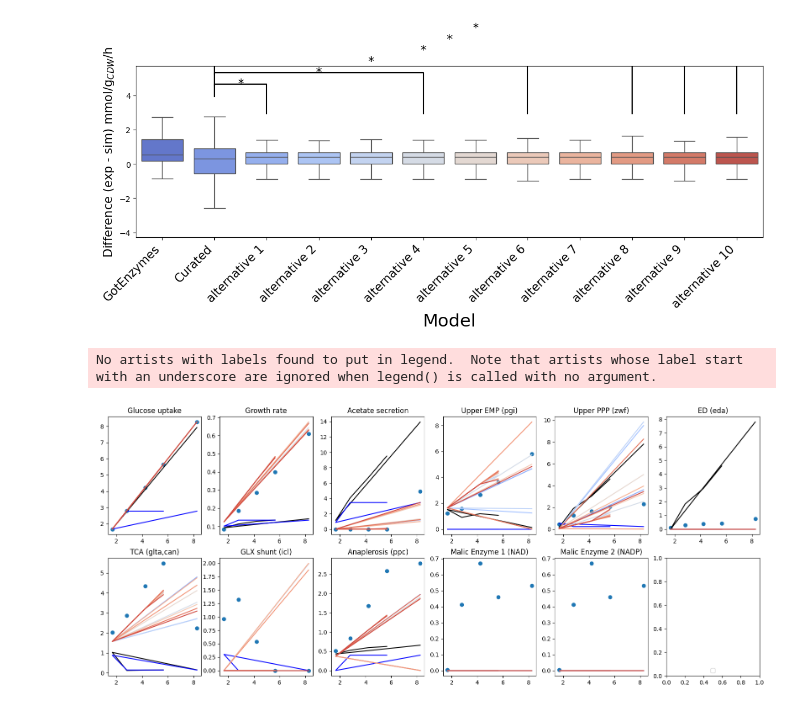
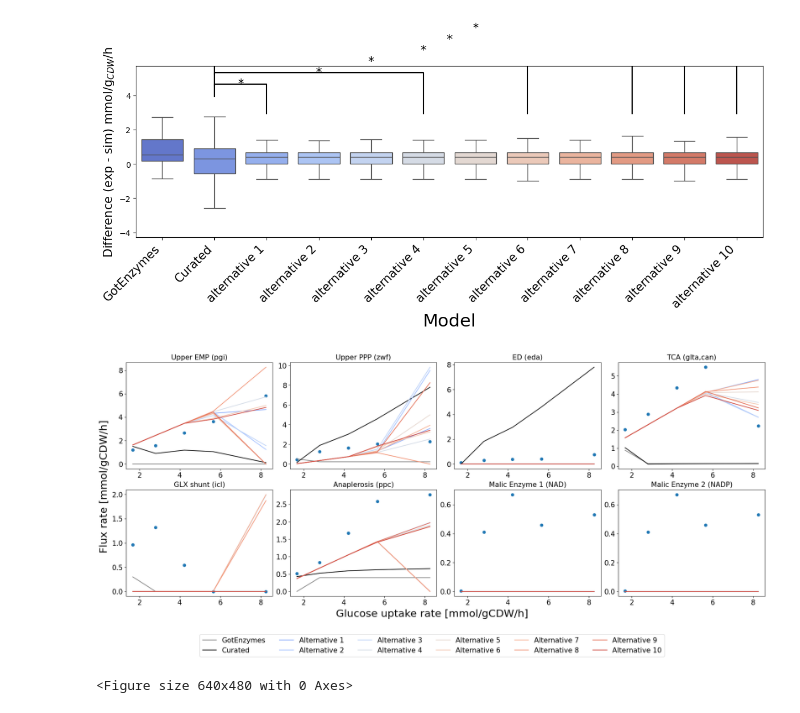
Before and after one commit to iAMB-RWTH-Aachen/PAMparametrizer, a Jupyter notebook: Scripts/i3_analysis/PAMparametrizer_iML1515_validation.ipynb, the cells around one changed output. Cells and saved outputs as stored; diff of their text form; code cells hidden in the pictures.

```diff
--- a/Scripts/i3_analysis/PAMparametrizer_iML1515_validation.ipynb
+++ b/Scripts/i3_analysis/PAMparametrizer_iML1515_validation.ipynb
@@ -356,32 +360,51 @@ Passing `palette` without assigning `hue` is deprecated and will be removed in v
 # %%
 # visualize per flux
 substrate_ids_cur = fluxes_curated.substrate_id
 substrate_ids = fluxes_new_dict[1].substrate_id
 
 # visualize per flux
-fig, axs = plt.subplots(ncols = 6, nrows = 2, figsize = [20,8])
+fluxes_to_plot = fluxes_to_save[3:]
+num_fluxes_on_row = int(np.ceil(len(fluxes_to_plot)/2))
+fig, axs = plt.subplots(ncols = num_fluxes_on_row, nrows = 2, figsize = [20,8], layout='constrained')
 axs = axs.flatten()
 
 # upper_fig_reactions = [rxn for rxn in fluxes_to_save[:5] if rxn != 'EDA'] #EDA is not in core model
 # lower_fig_reactions = [rxn for rxn in fluxes_to_save[5:] if rxn != 'EDA']
-upper_fig_reactions = [rxn for rxn in fluxes_to_save[:5]] #EDA is not in core model
-lower_fig_reactions = [rxn for rxn in fluxes_to_save[5:]]
+upper_fig_reactions = [rxn for rxn in fluxes_to_plot[:num_fluxes_on_row]] #EDA is not in core model
+lower_fig_reactions = [rxn for rxn in fluxes_to_save[num_fluxes_on_row:]]
+
+fluxes_curated = fluxes_curated.sort_values('substrate')
+fluxes_wt = fluxes_wt.sort_values('substrate')
+for alt, fluxes in fluxes_new_dict.items():
+    fluxes_new_dict[alt] = fluxes.sort_values('substrate')
 substrate_rates = [abs(f) for f in fluxes_curated['substrate']]
 
-for i, rxn in enumerate(fluxes_to_save):
+for i, rxn in enumerate(fluxes_to_plot):
     validation = validation_df[rxn]
     axs[i].scatter(validation_df['EX_glc__D_e'], validation_df[rxn])
-    axs[i].plot(substrate_rates, [abs(f) for f in fluxes_curated[rxn]], label = 'curated', color = 'black')
-    axs[i].plot(substrate_rates, [abs(f) for f in fluxes_wt[rxn]],label = 'GotEnzymes', color = 'blue')
+    axs[i].plot(substrate_rates, [abs(f) for f in fluxes_wt[rxn]],label = 'GotEnzymes', color = 'grey')
+    axs[i].plot(substrate_rates, [abs(f) for f in fluxes_curated[rxn]], label = 'Curated', color = 'black')
     for alt, fluxes in fluxes_new_dict.items():
-        axs[i].plot(substrate_rates, [abs(f) for f in fluxes[rxn]], label = f'alternative {alt}',
+        axs[i].plot(substrate_rates, [abs(f) for f in fluxes[rxn]], label = f'Alternative {alt}',
                           color = cmap[f'alternative {alt}'])
-    axs[i].set_title(flux_df.Description.loc[rxn])
+    axs[i].set_title(flux_df.Description.loc[rxn], fontsize = fontsize)
+#     axs[i].set_yticks(fontsize = fontsize)
+#     axs[i].set_xticks(fontsize = fontsize)
+    axs[i].xaxis.set_tick_params(labelsize=fontsize)
+    axs[i].yaxis.set_tick_params(labelsize=fontsize)
 
 
-plt.legend(loc = 'lower center')
+handles, labels = axs[i].get_legend_handles_labels()
+fig.legend(handles, labels, loc = 'lower center', bbox_to_anchor=(0.5, -0.15),ncols = 6, fontsize= fontsize)
 
+fig.supylabel('Flux rate [mmol/gCDW/h]', fontsize = fontsize*1.5)
+fig.supxlabel('Glucose uptake rate [mmol/gCDW/h]', fontsize = fontsize*1.5)
+
+
+# plt.legend(loc = 'lower center')
+# plt.tight_layout()
 plt.show()
+plt.savefig('Results/3_analysis/flux_comparison_glucose_intracellular.png')
 # %% [output]
+[figure, new version]
-No artists with labels found to put in legend.  Note that artists whose label start with an underscore are ignored when legend() is called with no argument.
+<Figure size 640x480 with 0 Axes>
-[figure, old version]
```
Also changed, not shown: parts of 1 cell of this notebook, 28 other files.
